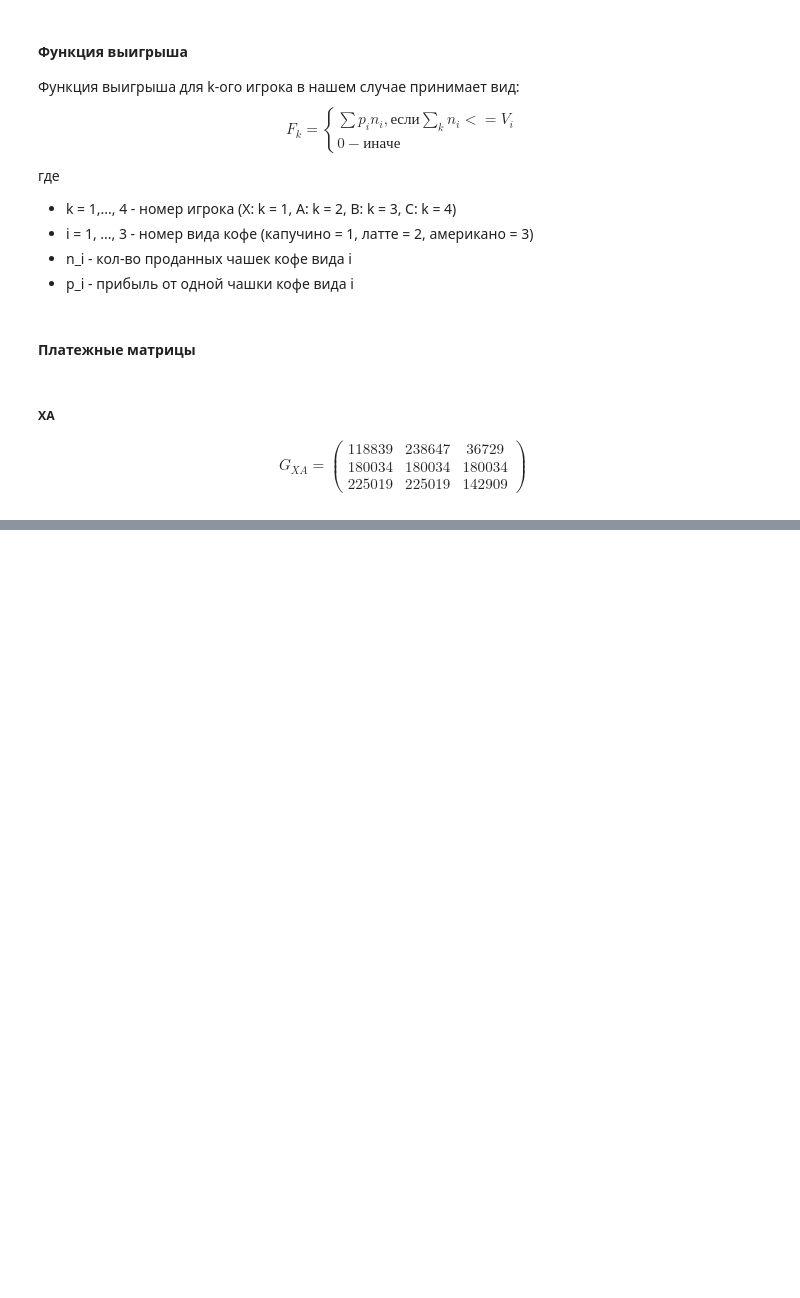
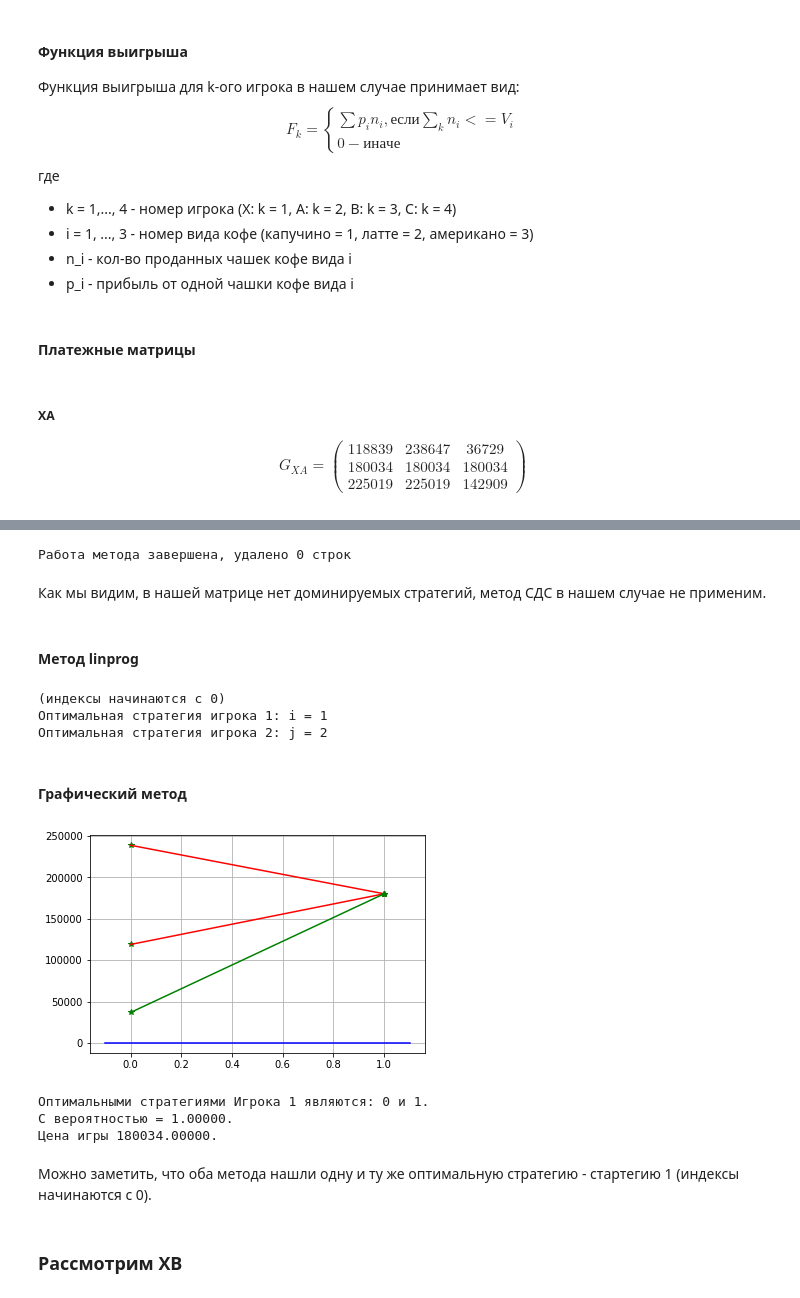
Before and after one commit to drkwdck/GameTheory, a Jupyter notebook: Lab_5.ipynb, the cells around one changed output, grey strips where cells are left out. Saved outputs shown, nothing was run; the diff lists cells and outputs as text; code cells hidden in the pictures; blank space fills up the shorter version.

```diff
--- a/Lab_5.ipynb
+++ b/Lab_5.ipynb
@@ -163,18 +148,0 @@ $$
-# %%
-x = [1280, 1150, 770]
-x3 = [117, 119, 106]
-a = [880, 745, 1500]
-v = [1524, 1400, 1500]
-
-x1 = [[0.8, 0.6, 0.45], [0.5, 0.5, 0.45], [0.6, 0.6, 0.65]]
-a1 = [[0.7, 0.5, 0.55], [0.5, 0.8, 0.3], [0.3, 0.3, 0.75]]
-
-for i in range(3):
-    for j in range(2):
-        f = 0
-        for k in range(3):
-            if x[k] * x1[i][k] + a1[j][k] * a[k] > v[k]:
-                pass
-            else:
-                f += x1[i][k] * x[k] * x3[k]
-        print("i = {0}, j = {1}, f = {2}".format(i ,j, f))
@@ -187,0 +350,4 @@ i = 2, j = 1, f = 225019.0
+# %%
+xa = np.array([[118839, 238647, 36729],
+               [180034, 180034, 180034],
+               [225019, 225019, 142909]])
@@ -187,0 +356,30 @@ i = 2, j = 1, f = 225019.0
+# %%
+_, cleared_matrix = dominated_strategies_excluding(xa)
+# %% [output]
+Работа метода завершена, удалено 0 строк
+# %% [markdown]
+Как мы видим, в нашей матрице нет доминируемых стратегий, метод СДС в нашем случае не применим.
+# %% [markdown]
+#### Метод linprog
+# %%
+solve(xa)
+# %% [output]
+(индексы начинаются с 0)
+Оптимальная стратегия игрока 1: i = 1
+Оптимальная стратегия игрока 2: j = 2
+# %% [markdown]
+#### Графический метод
+# %%
+[i, j, [x, y]] = draw_game(xa)
+# %% [output]
+[figure, added]
+# %%
+print("Оптимальными стратегиями Игрока 1 являются: {0} и {1}.\nС вероятностью = {2:.5f}.\nЦена игры {3:.5f}.".format(i, j, x, y))
+# %% [output]
+Оптимальными стратегиями Игрока 1 являются: 0 и 1.
+С вероятностью = 1.00000.
+Цена игры 180034.00000.
+# %% [markdown]
+Можно заметить, что оба метода нашли одну и ту же оптимальную стратегию - стартегию 1 (индексы начинаются с 0).
+# %% [markdown]
+### Рассмотрим XB
```
Also changed, not shown: parts of 13 cells of this notebook.
